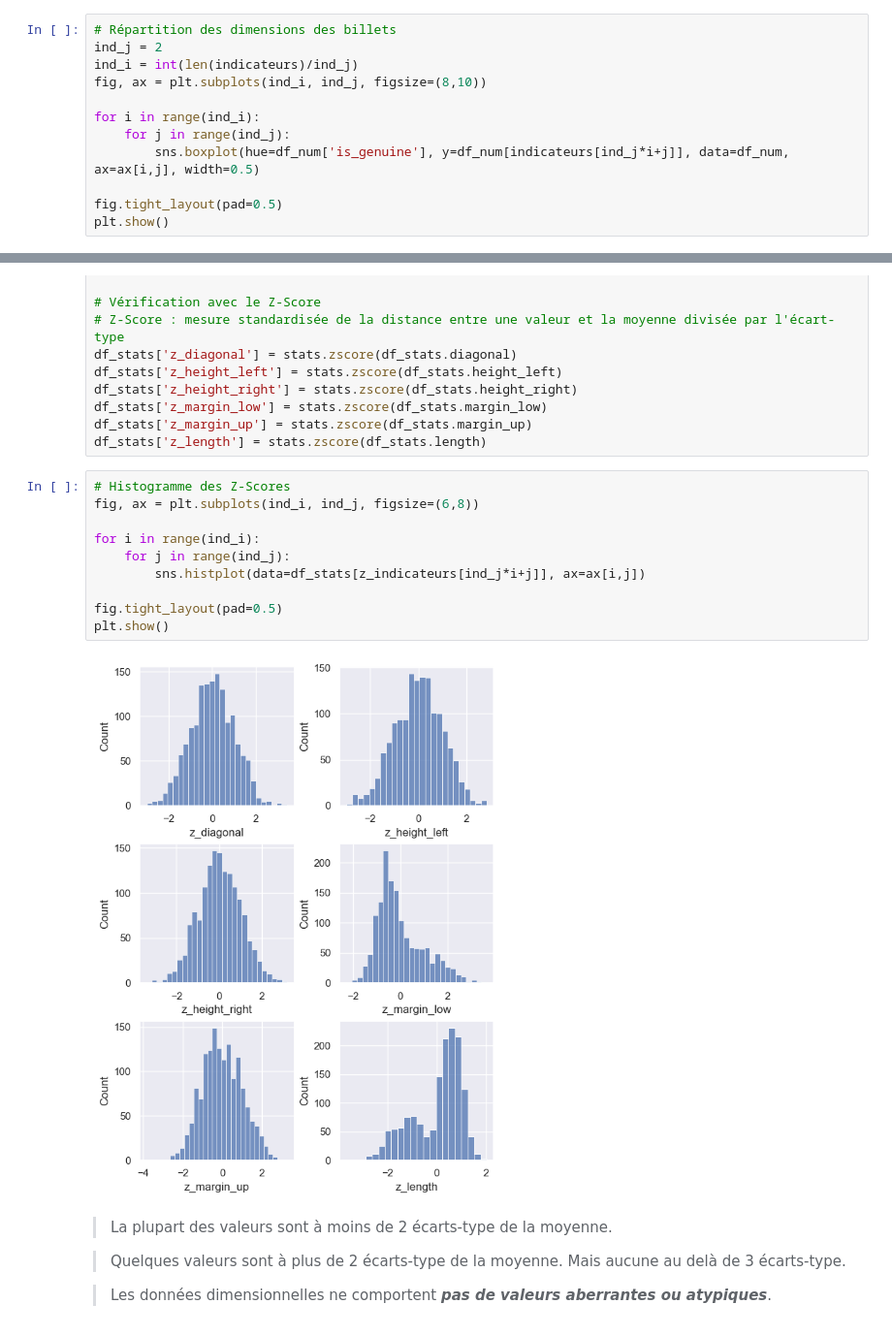
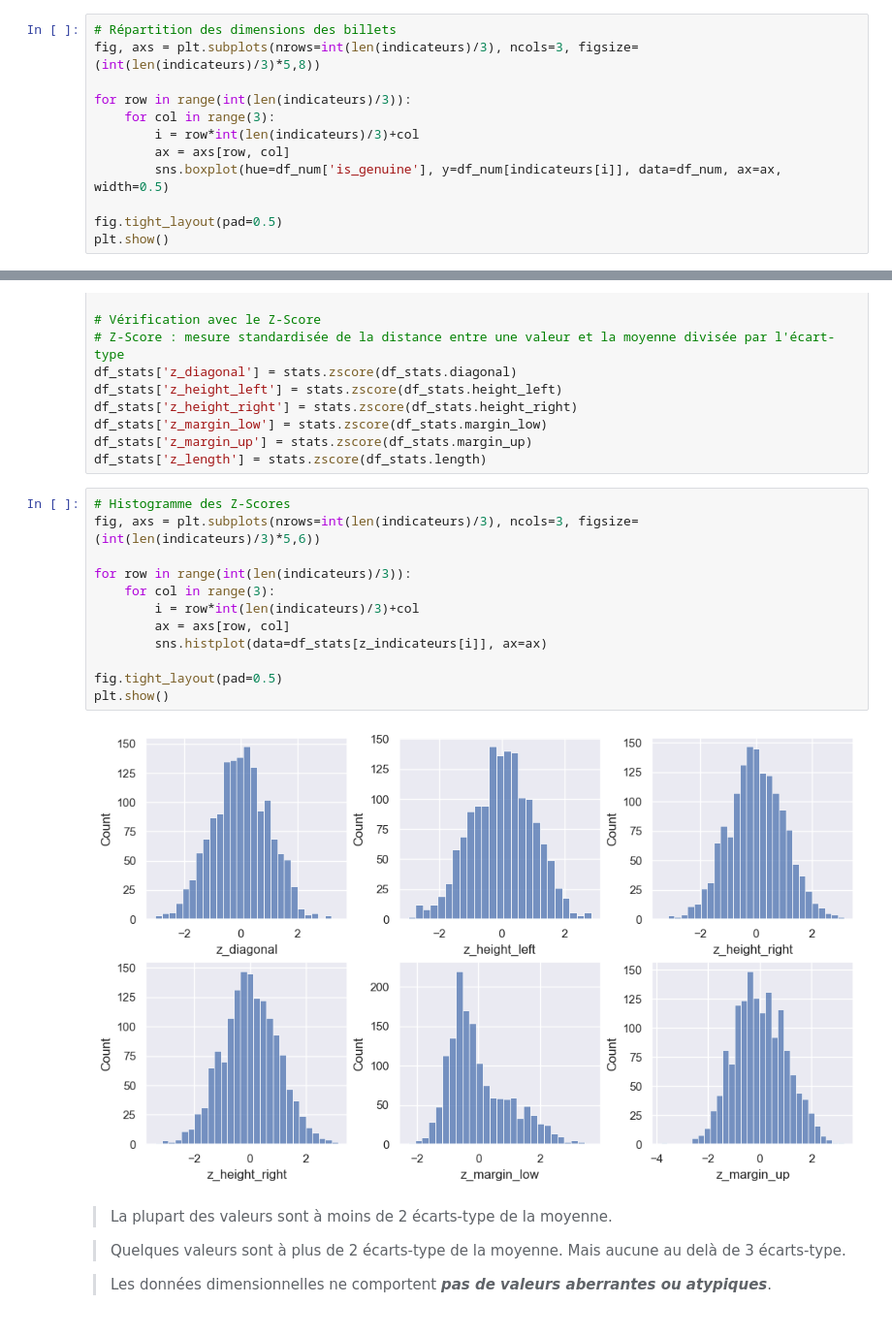
Before and after one commit to lengocduyvu/oncfm-detection-faux-billets, a Jupyter notebook: notebooks/oncfm-analyse.ipynb, the cells around one changed output, grey strips where cells are left out. Shown at 97% size. Cells and saved outputs as stored; diff of their text form.

```diff
--- a/notebooks/oncfm-analyse.ipynb
+++ b/notebooks/oncfm-analyse.ipynb
@@ -502,13 +510,13 @@ df.describe()
 ### 1.5 - Valeurs aberrantes ou atypiques
 # %%
 # Répartition des dimensions des billets
-ind_j = 2
-ind_i = int(len(indicateurs)/ind_j)
-fig, ax = plt.subplots(ind_i, ind_j, figsize=(8,10))
+fig, axs = plt.subplots(nrows=int(len(indicateurs)/3), ncols=3, figsize=(int(len(indicateurs)/3)*5,8))
 
-for i in range(ind_i):
-    for j in range(ind_j):
-        sns.boxplot(hue=df_num['is_genuine'], y=df_num[indicateurs[ind_j*i+j]], data=df_num, ax=ax[i,j], width=0.5)
+for row in range(int(len(indicateurs)/3)):
+    for col in range(3):
+        i = row*int(len(indicateurs)/3)+col
+        ax = axs[row, col]
+        sns.boxplot(hue=df_num['is_genuine'], y=df_num[indicateurs[i]], data=df_num, ax=ax, width=0.5)
 
 fig.tight_layout(pad=0.5)
 plt.show()
@@ -531,16 +539,18 @@ df_stats['z_margin_up'] = stats.zscore(df_stats.margin_up)
 df_stats['z_length'] = stats.zscore(df_stats.length)
 # %%
 # Histogramme des Z-Scores
-fig, ax = plt.subplots(ind_i, ind_j, figsize=(6,8))
+fig, axs = plt.subplots(nrows=int(len(indicateurs)/3), ncols=3, figsize=(int(len(indicateurs)/3)*5,6))
 
-for i in range(ind_i):
-    for j in range(ind_j):
-        sns.histplot(data=df_stats[z_indicateurs[ind_j*i+j]], ax=ax[i,j])
+for row in range(int(len(indicateurs)/3)):
+    for col in range(3):
+        i = row*int(len(indicateurs)/3)+col
+        ax = axs[row, col]
+        sns.histplot(data=df_stats[z_indicateurs[i]], ax=ax)
 
 fig.tight_layout(pad=0.5)
 plt.show()
 # %% [output]
-[figure, old version]
+[figure, new version]
 # %% [markdown]
 > La plupart des valeurs sont à moins de 2 écarts-type de la moyenne.
 
```
Also changed, not shown: parts of 18 cells of this notebook, 2 other files.
